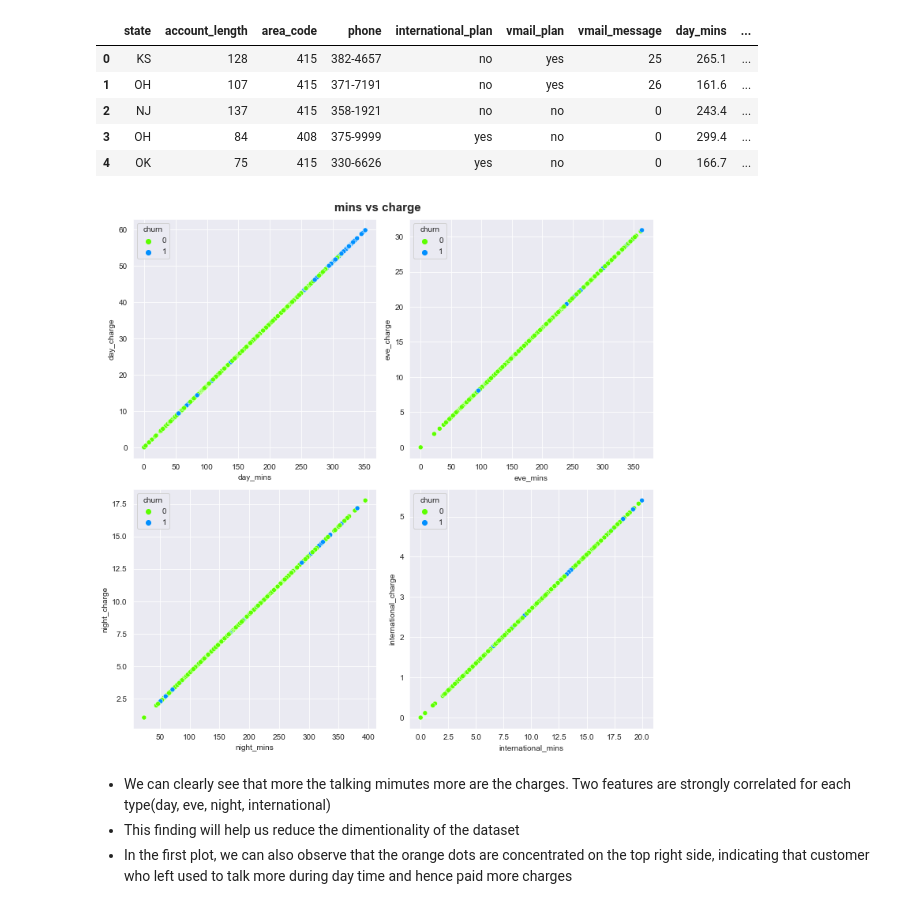
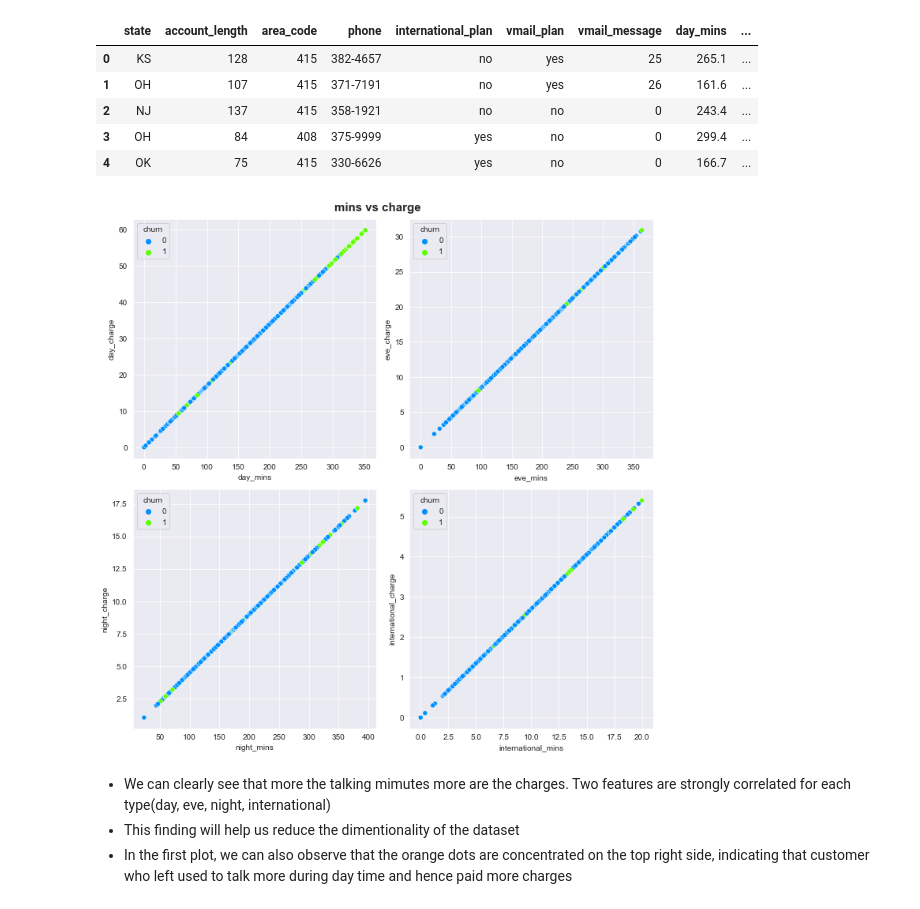
Before and after one commit to mdushetwar/Customer_Churn, a Jupyter notebook: PRCL-0017-Customer_Churn.ipynb, the cells around one changed output. Drawn from its saved outputs; the diff is of its cells as text; code cells hidden in the pictures.

```diff
--- a/PRCL-0017-Customer_Churn.ipynb
+++ b/PRCL-0017-Customer_Churn.ipynb
@@ -232,15 +234,15 @@ df.head()
 # %%
 types = ['day', 'eve', 'night', 'international']
 
 fig, ax = plt.subplots(2,2, figsize=(10,10))
 
 for type, ax in zip(types, ax.flatten()):
-    sns.scatterplot(x=type+"_mins", y=type+"_charge", data=df, ax=ax, hue="churn", palette='gist_rainbow');
+    sns.scatterplot(x=type+"_mins", y=type+"_charge", data=df, ax=ax, hue="churn", palette='gist_rainbow_r');
 
 plt.suptitle('mins vs charge', fontsize=15, fontweight='bold')
 plt.tight_layout()
 # %% [output]
-[figure, old version]
+[figure, new version]
 # %% [markdown]
 - We can clearly see that more the talking mimutes more are the charges. Two features are strongly correlated for each type(day, eve, night, international)
 - This finding will help us reduce the dimentionality of the dataset
```
Also changed, not shown: parts of 25 cells of this notebook.
